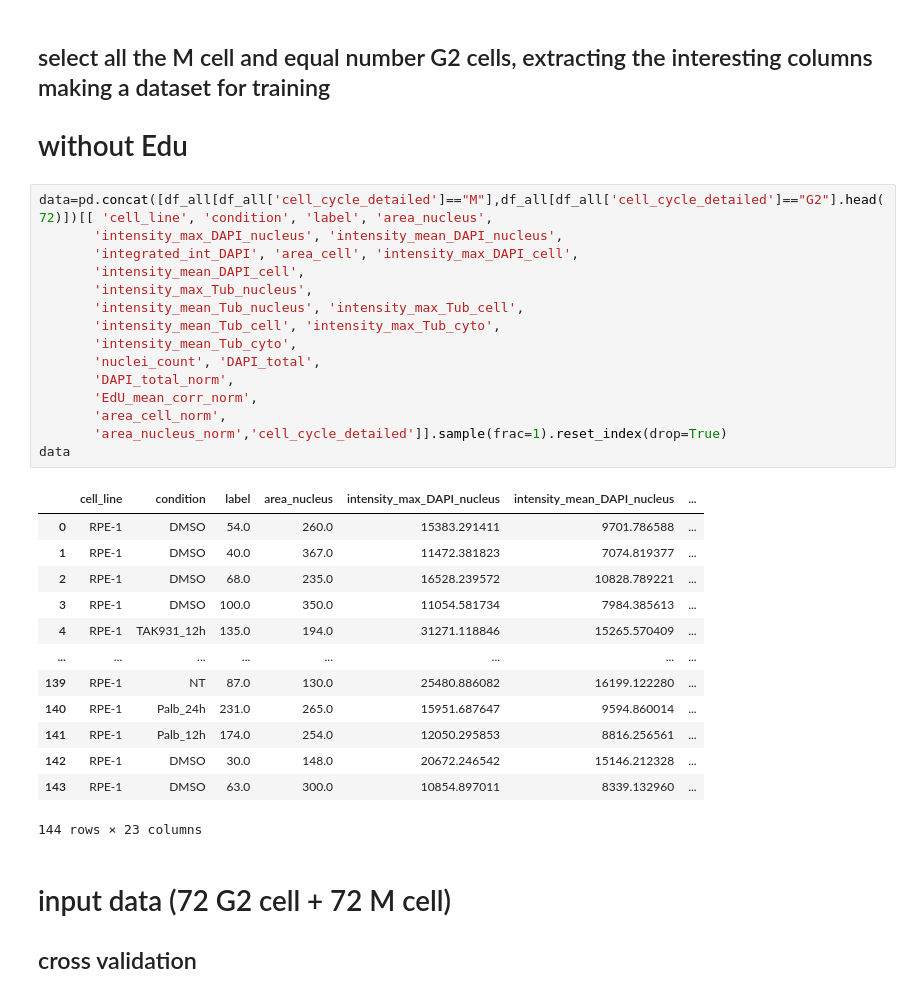
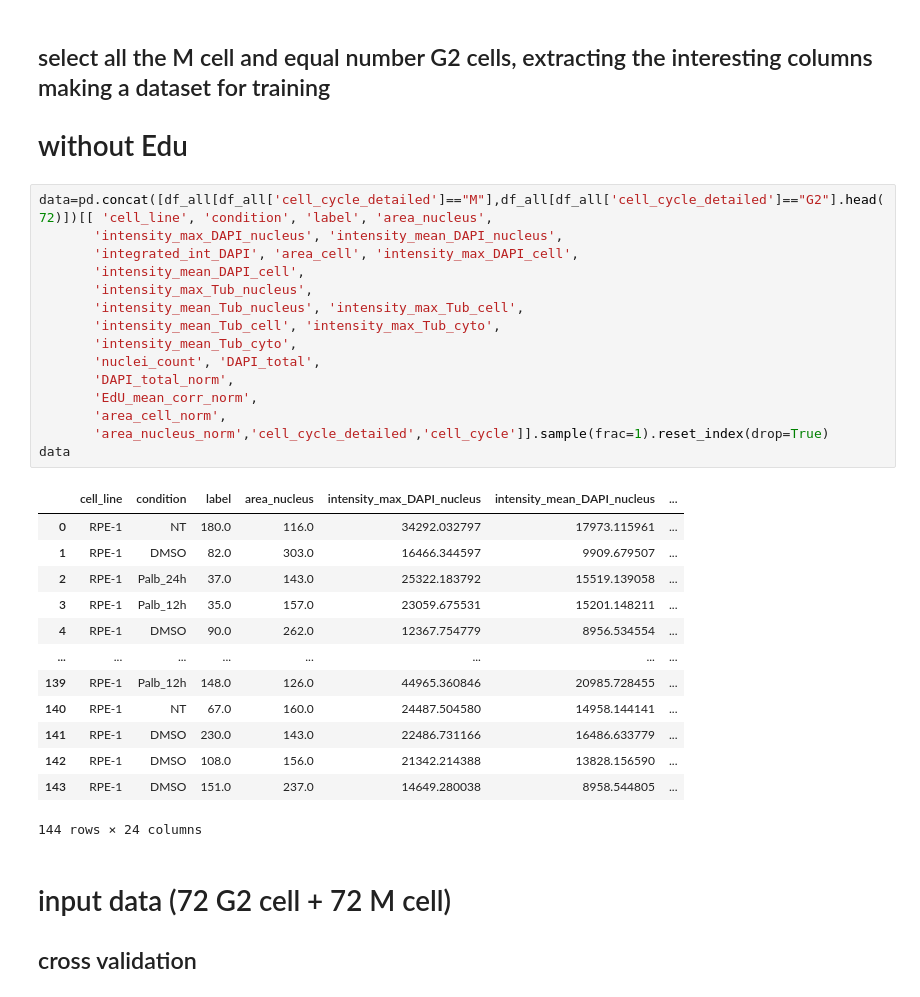
Before and after one commit to HocheggerLab/Omero_Screen, a Jupyter notebook: cellcycle_analysis_files/mitotic-classification_02_02.ipynb, the cells around one changed output. Drawn from its saved outputs; the diff is of its cells as text.

```diff
--- a/cellcycle_analysis_files/mitotic-classification_02_02.ipynb
+++ b/cellcycle_analysis_files/mitotic-classification_02_02.ipynb
@@ -44,32 +42,32 @@ df_all.groupby('cell_cycle_detailed').count()
 # %%
 data=pd.concat([df_all[df_all['cell_cycle_detailed']=="M"],df_all[df_all['cell_cycle_detailed']=="G2"].head(72)])[[ 'cell_line', 'condition', 'label', 'area_nucleus',
        'intensity_max_DAPI_nucleus', 'intensity_mean_DAPI_nucleus',
        'integrated_int_DAPI', 'area_cell', 'intensity_max_DAPI_cell',
        'intensity_mean_DAPI_cell',
        'intensity_max_Tub_nucleus',
        'intensity_mean_Tub_nucleus', 'intensity_max_Tub_cell',
        'intensity_mean_Tub_cell', 'intensity_max_Tub_cyto',
        'intensity_mean_Tub_cyto',
        'nuclei_count', 'DAPI_total',
        'DAPI_total_norm',
        'EdU_mean_corr_norm',
        'area_cell_norm',
-       'area_nucleus_norm','cell_cycle_detailed']].sample(frac=1).reset_index(drop=True)
+       'area_nucleus_norm','cell_cycle_detailed','cell_cycle']].sample(frac=1).reset_index(drop=True)
 data
 # %% [output]
 |  | cell_line | condition | label | area_nucleus | intensity_max_DAPI_nucleus | intensity_mean_DAPI_nucleus | ... |
-| 0 | RPE-1 | DMSO | 54.0 | 260.0 | 15383.291411 | 9701.786588 | ... |
-| 1 | RPE-1 | DMSO | 40.0 | 367.0 | 11472.381823 | 7074.819377 | ... |
-| 2 | RPE-1 | DMSO | 68.0 | 235.0 | 16528.239572 | 10828.789221 | ... |
-| 3 | RPE-1 | DMSO | 100.0 | 350.0 | 11054.581734 | 7984.385613 | ... |
-| 4 | RPE-1 | TAK931_12h | 135.0 | 194.0 | 31271.118846 | 15265.570409 | ... |
+| 0 | RPE-1 | NT | 180.0 | 116.0 | 34292.032797 | 17973.115961 | ... |
+| 1 | RPE-1 | DMSO | 82.0 | 303.0 | 16466.344597 | 9909.679507 | ... |
+| 2 | RPE-1 | Palb_24h | 37.0 | 143.0 | 25322.183792 | 15519.139058 | ... |
+| 3 | RPE-1 | Palb_12h | 35.0 | 157.0 | 23059.675531 | 15201.148211 | ... |
+| 4 | RPE-1 | DMSO | 90.0 | 262.0 | 12367.754779 | 8956.534554 | ... |
 | ... | ... | ... | ... | ... | ... | ... | ... |
-| 139 | RPE-1 | NT | 87.0 | 130.0 | 25480.886082 | 16199.122280 | ... |
-| 140 | RPE-1 | Palb_24h | 231.0 | 265.0 | 15951.687647 | 9594.860014 | ... |
-| 141 | RPE-1 | Palb_12h | 174.0 | 254.0 | 12050.295853 | 8816.256561 | ... |
-| 142 | RPE-1 | DMSO | 30.0 | 148.0 | 20672.246542 | 15146.212328 | ... |
-| 143 | RPE-1 | DMSO | 63.0 | 300.0 | 10854.897011 | 8339.132960 | ... |
+| 139 | RPE-1 | Palb_12h | 148.0 | 126.0 | 44965.360846 | 20985.728455 | ... |
+| 140 | RPE-1 | NT | 67.0 | 160.0 | 24487.504580 | 14958.144141 | ... |
+| 141 | RPE-1 | DMSO | 230.0 | 143.0 | 22486.731166 | 16486.633779 | ... |
+| 142 | RPE-1 | DMSO | 108.0 | 156.0 | 21342.214388 | 13828.156590 | ... |
+| 143 | RPE-1 | DMSO | 151.0 | 237.0 | 14649.280038 | 8958.544805 | ... |
-144 rows × 23 columns
+144 rows × 24 columns
 # %% [markdown]
 # input data (72 G2 cell + 72 M cell)
 ##  cross validation
```
Also changed, not shown: parts of 12 cells of this notebook, 1 other file.
